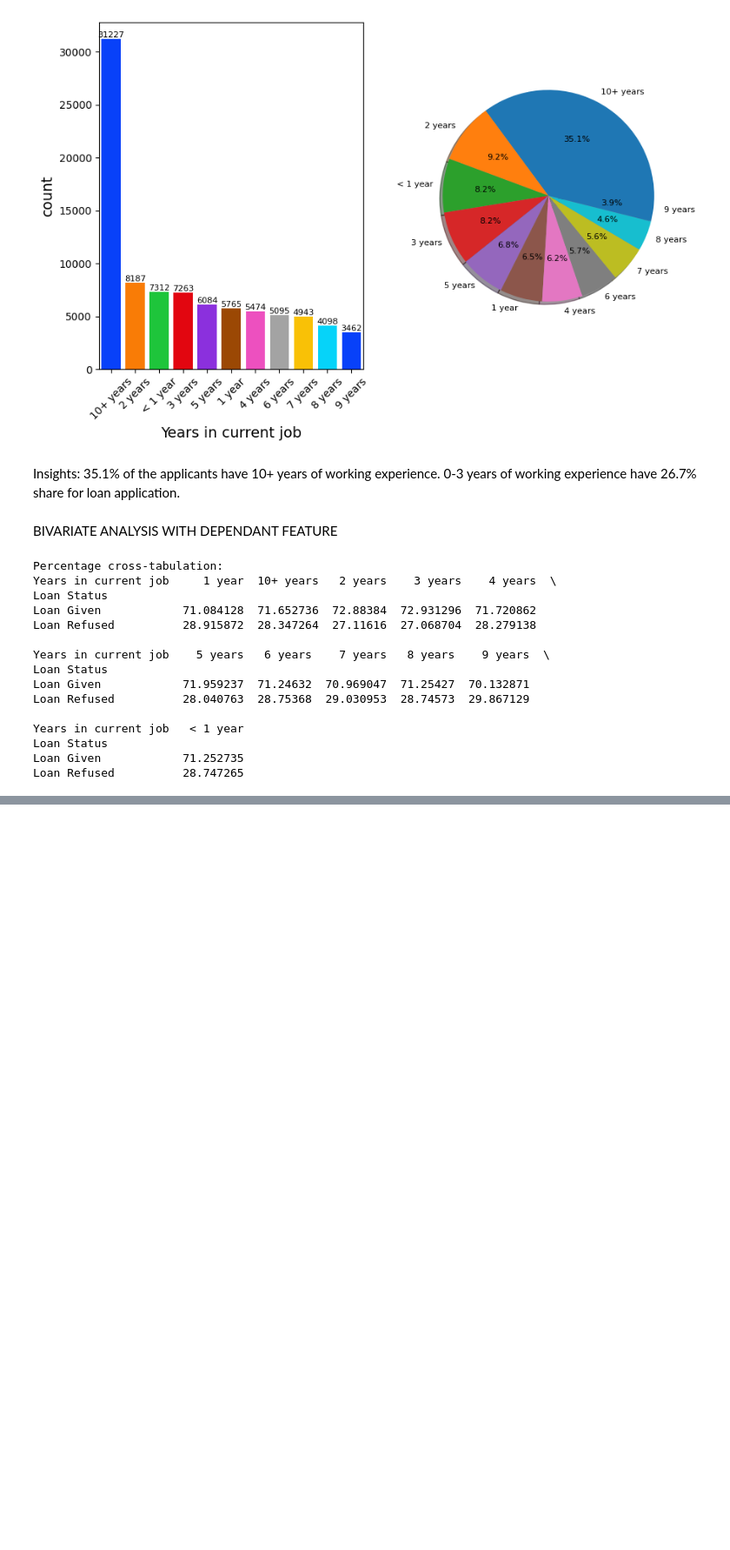
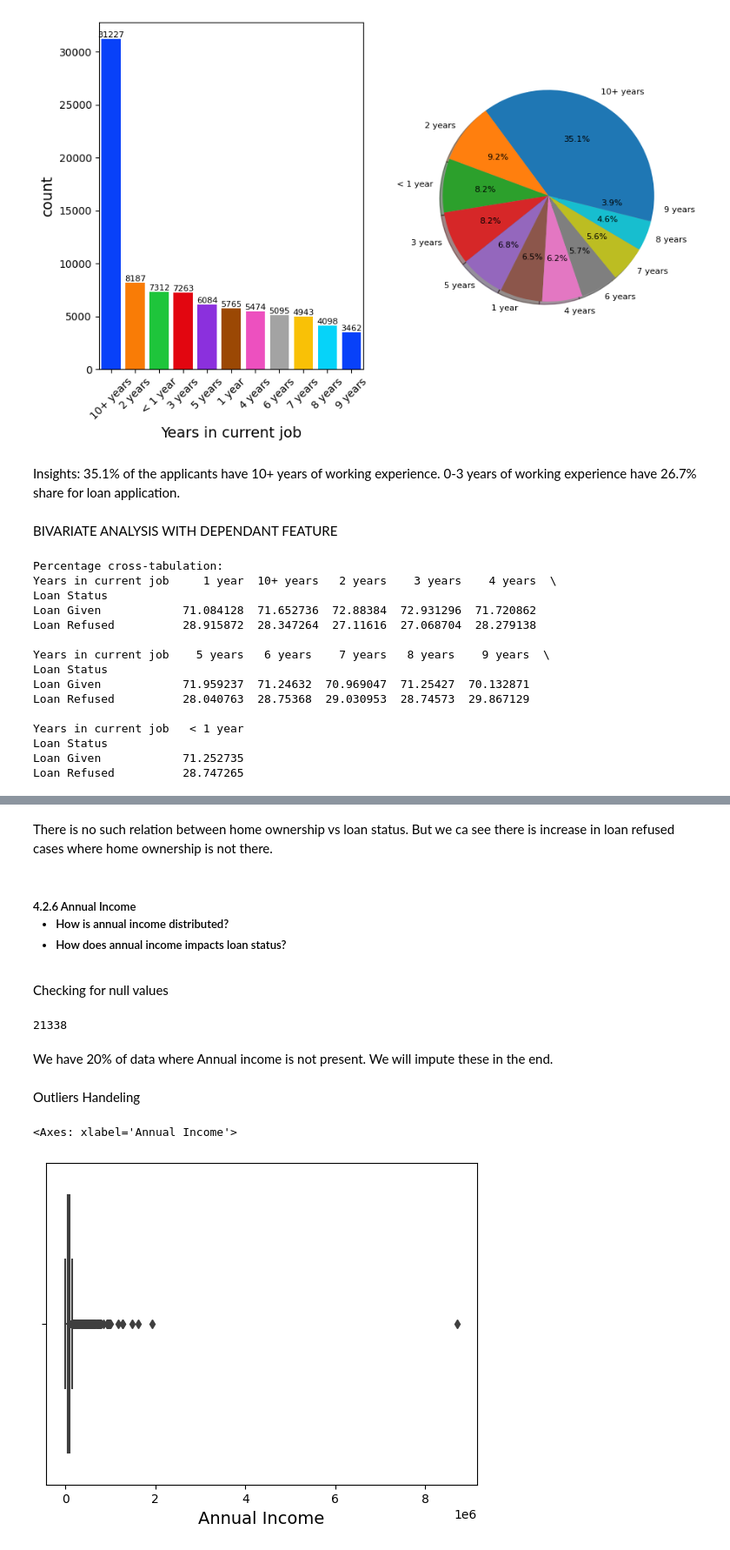
Before and after one commit to RohitDas92/Loan-Approval-Prediction-Project, a Jupyter notebook: loan_approval_prediction.ipynb, the cells around one changed output, grey strips where cells are left out. Shown: that part at 87% size. Cells and saved outputs as stored; diff of their text form; code cells hidden in the pictures; blank space fills up the shorter version.

```diff
--- a/loan_approval_prediction.ipynb
+++ b/loan_approval_prediction.ipynb
@@ -723,0 +765,22 @@ Insights: There is no relation between Years in current job and loan status. as
+# %% [markdown]
+There is no such relation between home ownership vs loan status. But we ca see there is increase in loan refused cases where home ownership is not there.
+# %% [markdown]
+<h5>4.2.6 Annual Income
+
+- How is annual income distributed?
+- How does annual income impacts loan status?
+# %% [markdown]
+Checking for null values
+# %%
+df_duplicates_removed['Annual Income'].isnull().sum()
+# %% [output]
+21338
+# %% [markdown]
+We have 20% of data where Annual income is not present. We will impute these in the end.
+# %% [markdown]
+Outliers Handeling
+# %%
+sns.boxplot(data=df_duplicates_removed,x='Annual Income')
+# %% [output]
+<Axes: xlabel='Annual Income'>
+[figure, added]
```
Also changed, not shown: parts of 34 cells of this notebook.
